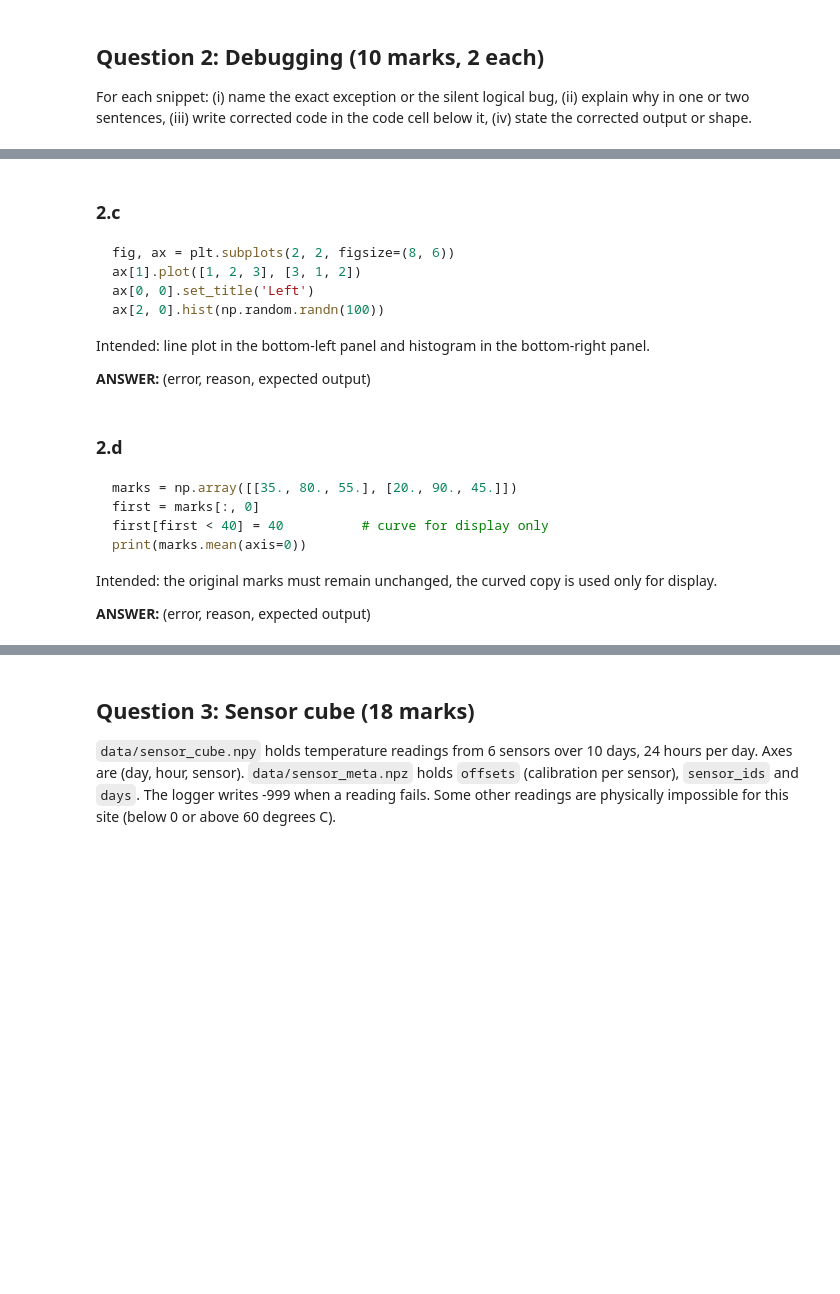
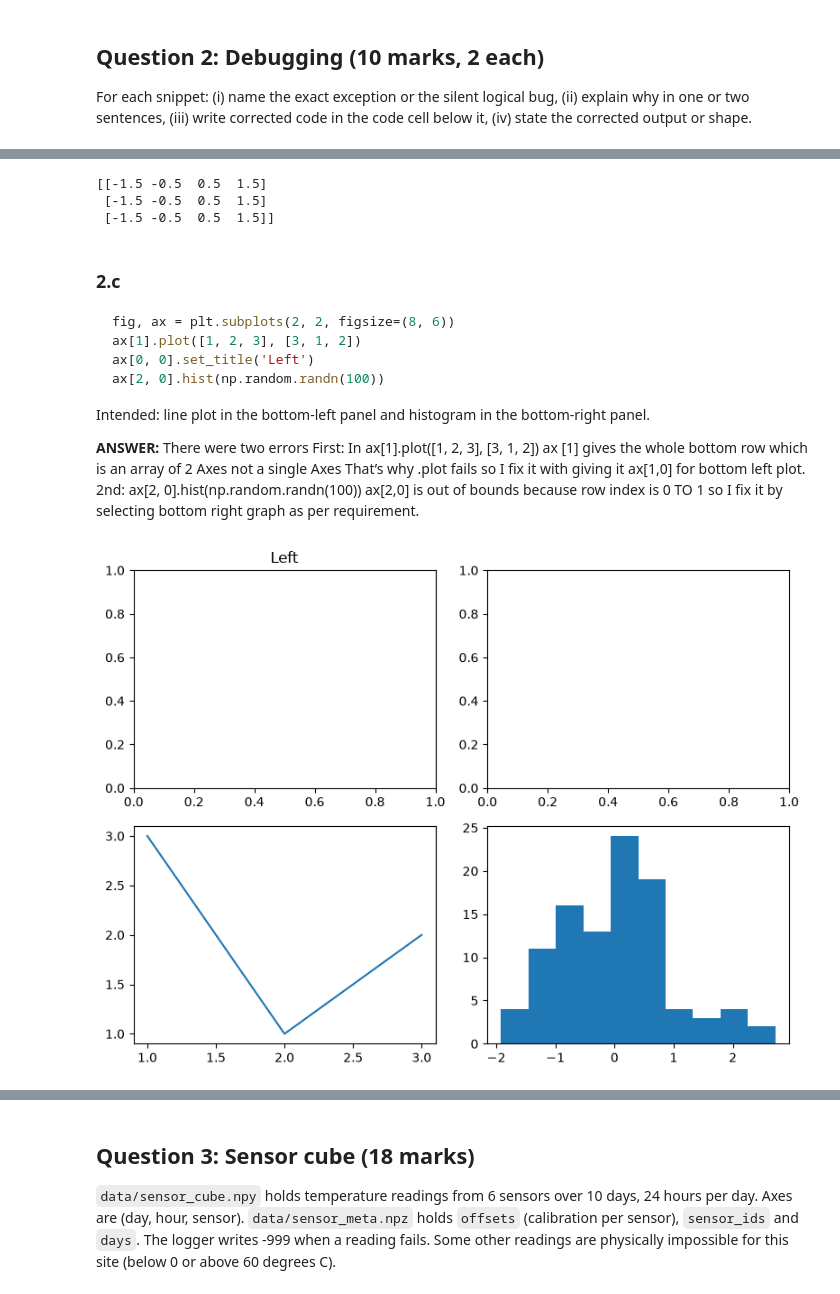
Before and after one commit to Muhammad-Ali-Sajjad-12/PAI-A3-25F-0105, a Jupyter notebook: Assignment3_Programming_for_AI.ipynb, the cells around one changed output, grey strips where cells are left out. Cells and saved outputs as stored; diff of their text form; code cells hidden in the pictures; blank space fills up the shorter version.

````diff
--- a/Assignment3_Programming_for_AI.ipynb
+++ b/Assignment3_Programming_for_AI.ipynb
@@ -228,3 +251,12 @@ Intended: subtract each row's own mean from that row.
+# %%
+# YOUR CODE HERE (corrected version)
+scores = np.arange(12, dtype=float).reshape(3, 4)
+centered = scores - scores.mean(axis=1).reshape(3,1)
+print(centered)
+# %% [output]
+[[-1.5 -0.5  0.5  1.5]
+ [-1.5 -0.5  0.5  1.5]
+ [-1.5 -0.5  0.5  1.5]]
 # %% [markdown]
 ### 2.c
 ```python
@@ -235,4 +267,8 @@ ax[2, 0].hist(np.random.randn(100))
 ```
 Intended: line plot in the bottom-left panel and histogram in the bottom-right panel.
 
-**ANSWER:** (error, reason, expected output)
+**ANSWER:** There were two errors
+First: In ax[1].plot([1, 2, 3], [3, 1, 2])
+ax [1] gives the whole bottom row which is an array of 2 Axes not a single Axes That’s why .plot fails so I fix it with giving it ax[1,0] for bottom left plot.
+2nd: ax[2, 0].hist(np.random.randn(100))
+ax[2,0] is out of bounds because row index is 0 TO 1 so I fix it by selecting bottom right graph as per requirement.
@@ -241,11 +274,0 @@ Intended: line plot in the bottom-left panel and histogram in the bottom-right p
-# %% [markdown]
-### 2.d
-```python
-marks = np.array([[35., 80., 55.], [20., 90., 45.]])
-first = marks[:, 0]
-first[first < 40] = 40          # curve for display only
-print(marks.mean(axis=0))
-```
-Intended: the original marks must remain unchanged, the curved copy is used only for display.
-
-**ANSWER:** (error, reason, expected output)
@@ -253,0 +275,9 @@ Intended: the original marks must remain unchanged, the curved copy is used only
+# %%
+# YOUR CODE HERE (corrected version)
+fig, ax = plt.subplots(2, 2, figsize=(8, 6))
+ax[1,0].plot([1, 2, 3], [3, 1, 2])
+ax[0, 0].set_title('Left')
+ax[1, 1].hist(np.random.randn(100))
+plt.tight_layout() #for spacing adjustments
+# %% [output]
+[figure, added]
````
Also changed, not shown: parts of 13 cells of this notebook.
